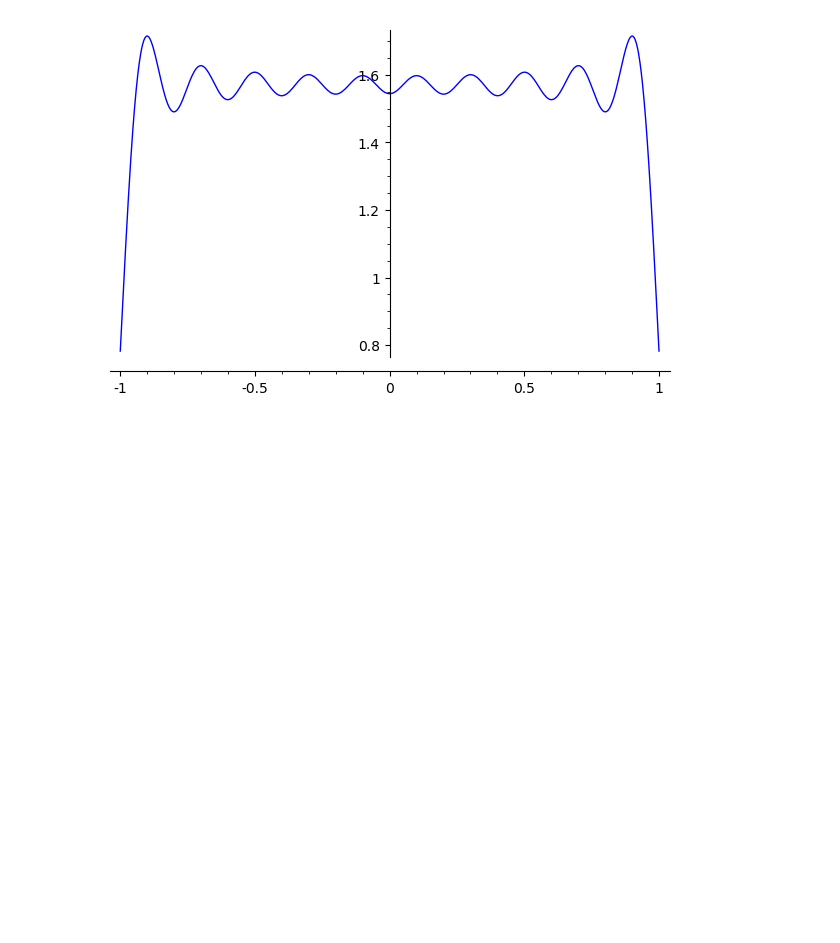
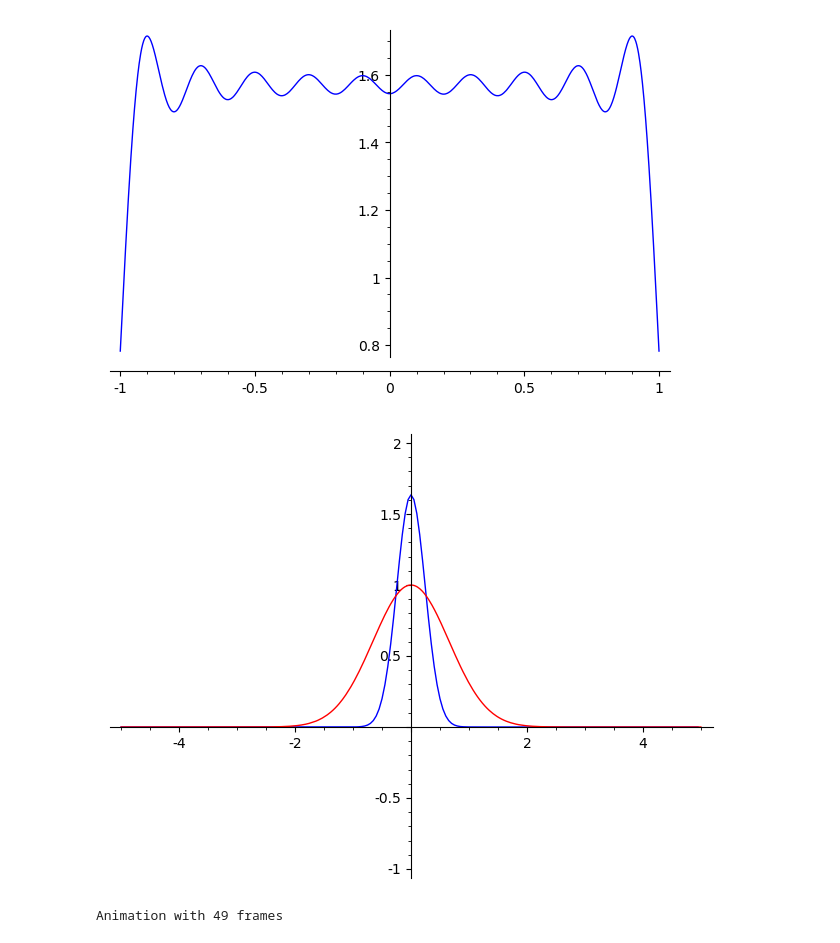
Before and after one commit to hrithik254/NetworkAnalysisOnSage, a Jupyter notebook: Network Analysis.ipynb, the cells around one changed output. Cells and saved outputs as stored; diff of their text form; code cells hidden in the pictures; blank space fills up the shorter version.

Commit message:
Fourier transform animation added

```diff
--- a/Network Analysis.ipynb
+++ b/Network Analysis.ipynb
@@ -313,3 +313,27 @@ l = integral(cos(w*t)*sin(w)/w,w,0,32)
 plot(l,t)
 # %% [output]
 [figure]
+# %%
+F = lambda x: exp(-x^2)*sin(x)/x
+plot2 = plot(F, xmin = -5, xmax = 5, color = 'red')
+### continuous Fourier transform on RR
+fhat_real = lambda xi: numerical_integral(lambda x: (F(x)*exp(-2*pi*I*x*xi)).real_part(),-oo,oo, eps_abs=1e-3, eps_rel=1e-3)[0]
+import numpy
+plot1 = list_plot([(x,fhat_real(x)) for x in numpy.arange(-5,5, step=0.05)], plotjoined=True)
+show(plot1 + plot2, xmin = -5, xmax = 5, ymin = -1, ymax = 2)
+# %% [output]
+[figure, added]
+# %%
+#Fourier transform animated
+n = var("n")
+frames = []
+xr = (x, 0, 1)
+for k in srange(1, 50):
+    g = plot((sum((-1)^(n-1)*sin(n*x)/n,n,1,k)), xr, color="blue", legend_label='k = %d' % k)
+    g += plot(x/2, xr, color="green", legend_label="x/2")
+    frames.append(g)
+
+a = animate(frames, ymin=0.0, ymax=1.0, legend_loc=(0.2,0.8))
+a.show()
+# %% [output]
+Animation with 49 frames
```
